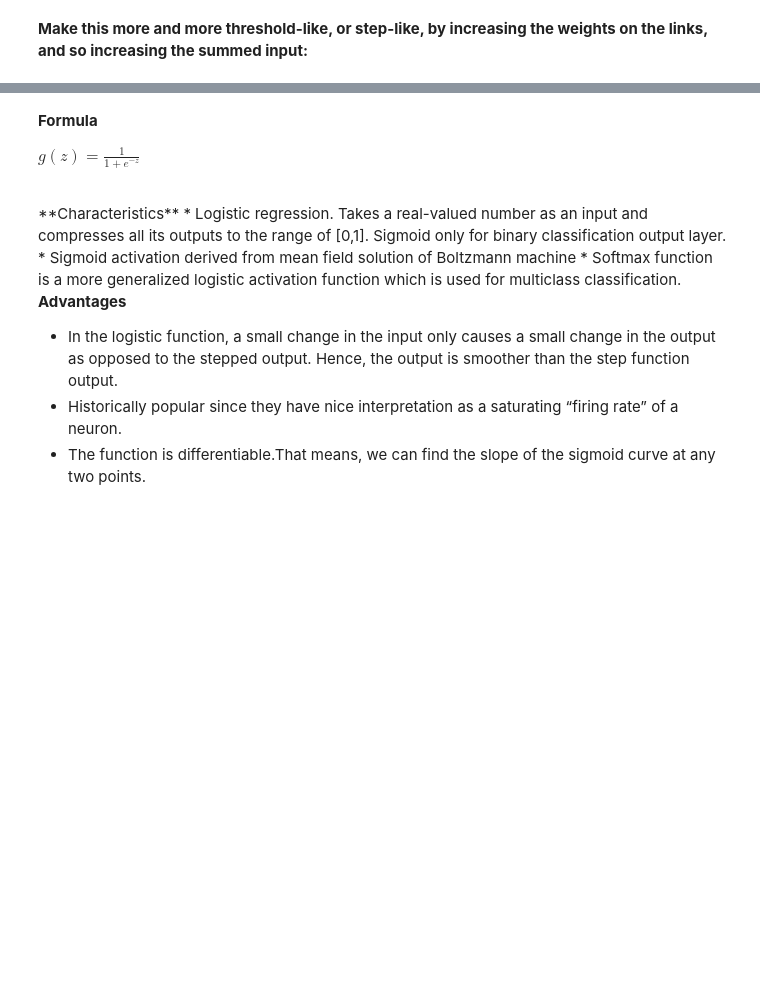
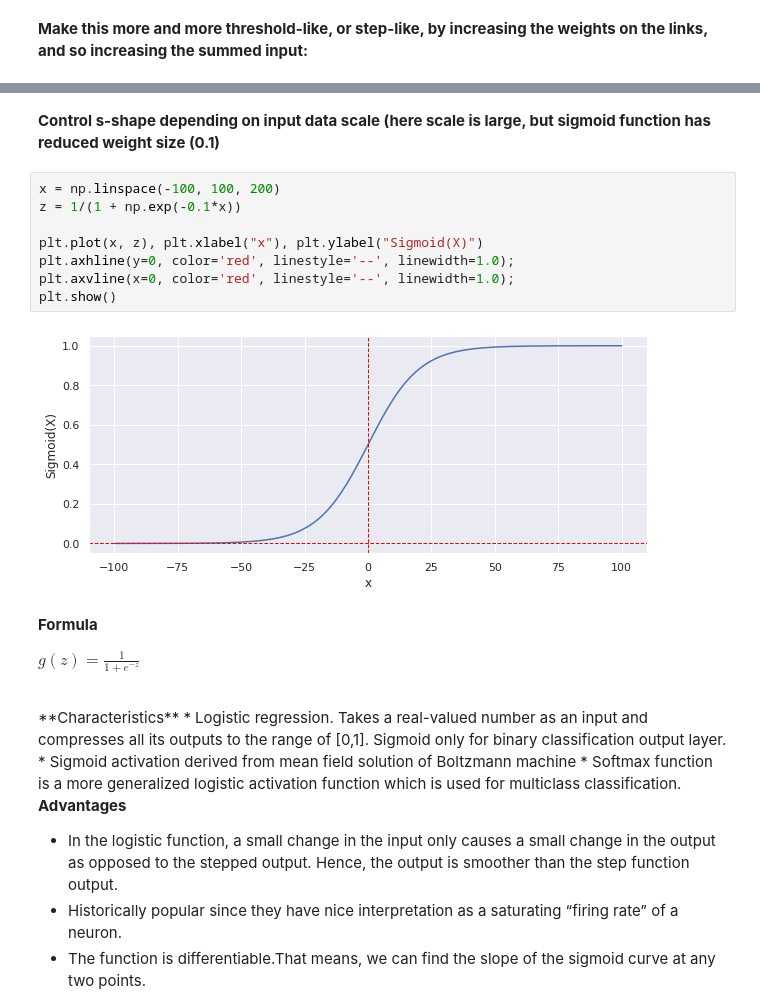
Before and after one commit to deltorobarba/sciences, a Jupyter notebook: activation.ipynb, the cells around one changed output, grey strips where cells are left out. Saved outputs shown, nothing was run; the diff lists cells and outputs as text; blank space fills up the shorter version.

```diff
--- a/activation.ipynb
+++ b/activation.ipynb
@@ -72,3 +94,15 @@ plt.show()
+# %% [markdown]
+**Control s-shape depending on input data scale (here scale is large, but sigmoid function has reduced weight size (0.1)**
+# %%
+x = np.linspace(-100, 100, 200)
+z = 1/(1 + np.exp(-0.1*x))
+
+plt.plot(x, z), plt.xlabel("x"), plt.ylabel("Sigmoid(X)")
+plt.axhline(y=0, color='red', linestyle='--', linewidth=1.0);
+plt.axvline(x=0, color='red', linestyle='--', linewidth=1.0);
+plt.show()
+# %% [output]
+[figure, added]
 # %% [markdown]
 **Formula**
 
```
Also changed, not shown: parts of 3 cells of this notebook.
